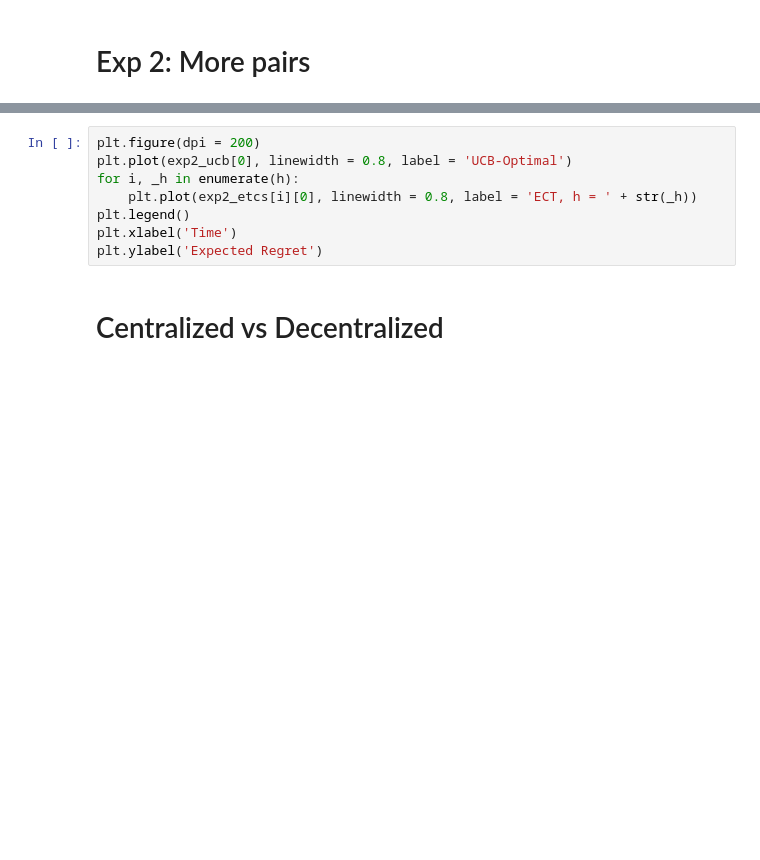
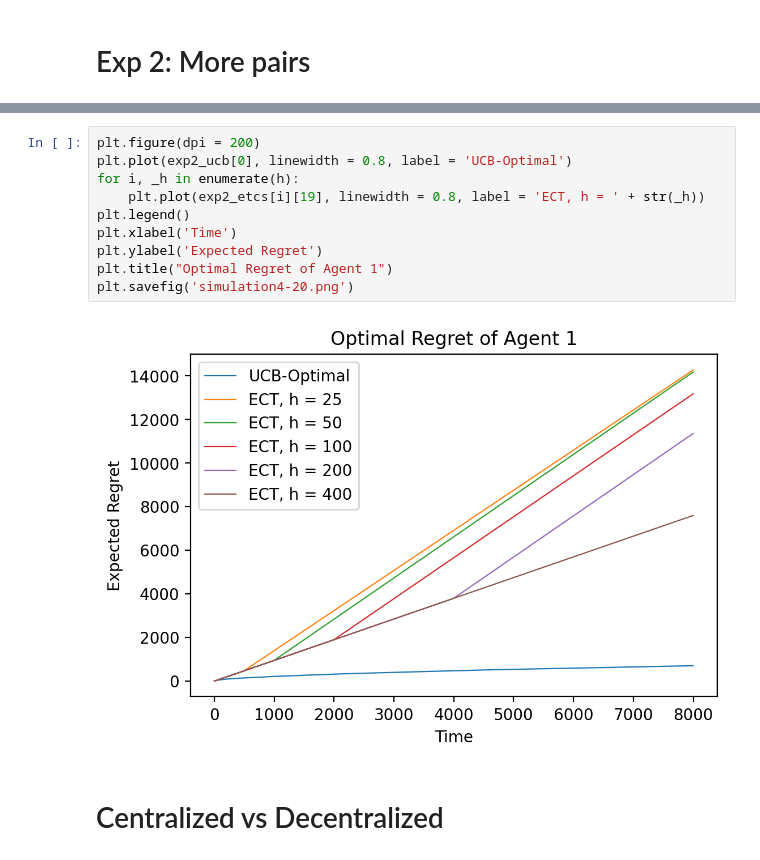
Before and after one commit to TaoHuang13/Multi-Agents, a Jupyter notebook: CBIMM.ipynb, the cells around one changed output, grey strips where cells are left out. Saved outputs shown, nothing was run; the diff lists cells and outputs as text; blank space fills up the shorter version.

```diff
--- a/CBIMM.ipynb
+++ b/CBIMM.ipynb
@@ -654,10 +649,14 @@ NameError: name 'DELTA' is not defined
 # %%
 plt.figure(dpi = 200)
 plt.plot(exp2_ucb[0], linewidth = 0.8, label = 'UCB-Optimal')
 for i, _h in enumerate(h):
-    plt.plot(exp2_etcs[i][0], linewidth = 0.8, label = 'ECT, h = ' + str(_h))
+    plt.plot(exp2_etcs[i][19], linewidth = 0.8, label = 'ECT, h = ' + str(_h))
 plt.legend()
 plt.xlabel('Time')
 plt.ylabel('Expected Regret')
+plt.title("Optimal Regret of Agent 1")
+plt.savefig('simulation4-20.png')
+# %% [output]
+[figure, added]
 # %% [markdown]
 # Centralized vs Decentralized
```
Also changed, not shown: parts of 2 cells of this notebook, 4 other files.
